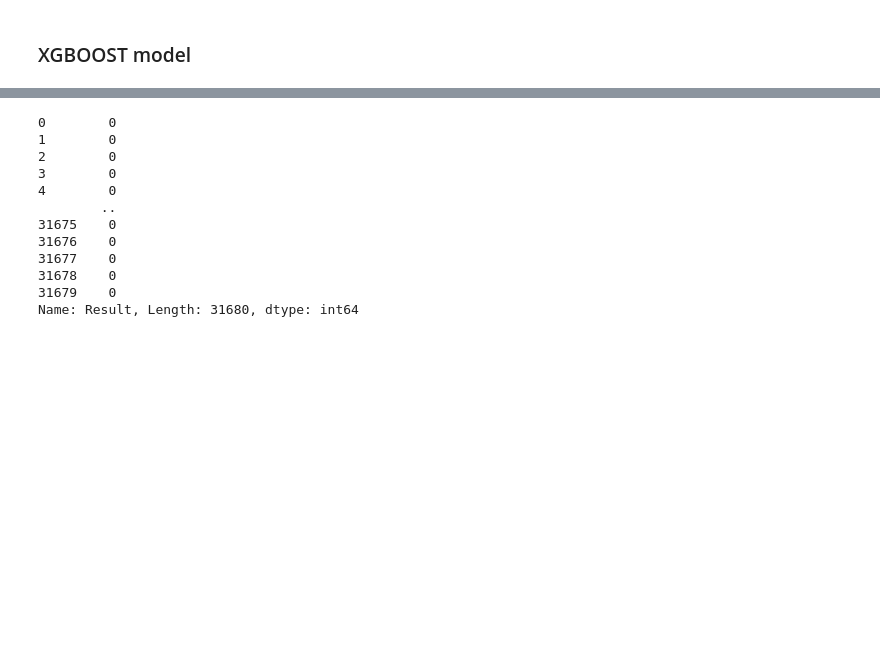
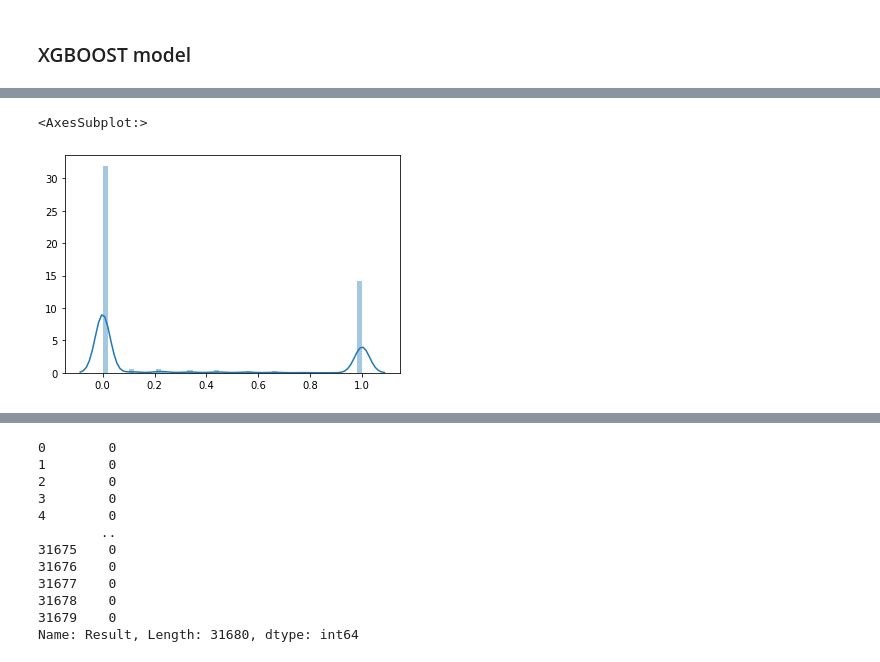
Before and after one commit to pra17dod/Covid-Checker, a Jupyter notebook: ml_model/model.ipynb, the cells around one changed output, grey strips where cells are left out. Drawn from its saved outputs; the diff is of its cells as text; code cells hidden in the pictures; blank space fills up the shorter version.

```diff
--- a/ml_model/model.ipynb
+++ b/ml_model/model.ipynb
@@ -8,8 +10,8 @@ from xgboost import XGBClassifier
 from sklearn.model_selection import train_test_split
 from sklearn.metrics import accuracy_score
 # %%
-data = pd.read_csv('./dataset/final_data.csv')
-data
+df = pd.read_csv('./dataset/final_data.csv')
+df
 # %% [output]
 |  | Fever | Tiredness | Dry-Cough | Difficulty-in-Breathing | Sore-Throat | None_Sympton | Pains | ... |
 | 0 | 1 | 1 | 1 | 1 | 1 | 0 | 1 | ... |
@@ -26,0 +52,15 @@ data
+# %%
+df['Severity_None'].replace({1:5,0:0},inplace =True)
+df['Severity_Mild'].replace({1:10, 0:3},inplace =True)
+df['Severity_Moderate'].replace({1:15,0:5},inplace =True)
+df['Severity_Severe'].replace({1:25,0:7},inplace =True)
+# %%
+df['Symptoms_Score'] = df.iloc[:,:5].sum(axis=1) + df.iloc[:,6:10].sum(axis=1)
+# %%
+t1 = df['Severity_None']*df['Symptoms_Score']
+t2 = (df['Severity_Mild']**2)*df['Symptoms_Score']
+t3 = (df['Severity_Moderate']**3)*df['Symptoms_Score']
+t4 = (df['Severity_Severe']**4)*df['Symptoms_Score']
+total = (t1 + t2 + t3 + t4)/10000 + 100*df['Contact_Yes'] + 50*df['Contact_Dont-Know']
+df['Condition']= total
+df
@@ -26,0 +81,5 @@ data
+# %%
+sns.distplot(df)
+# %% [output]
+<AxesSubplot:>
+[figure, added]
```
Also changed, not shown: parts of 12 cells of this notebook, 9 other files.
